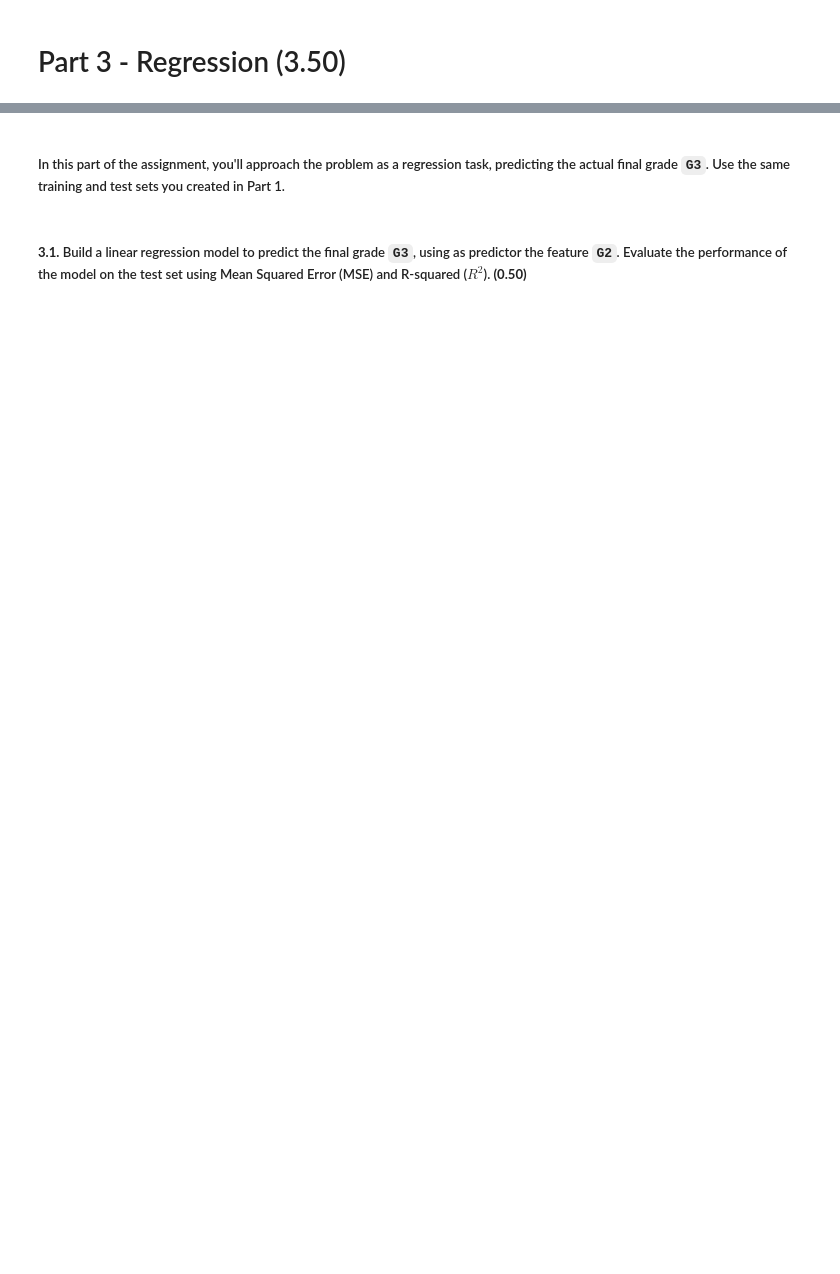
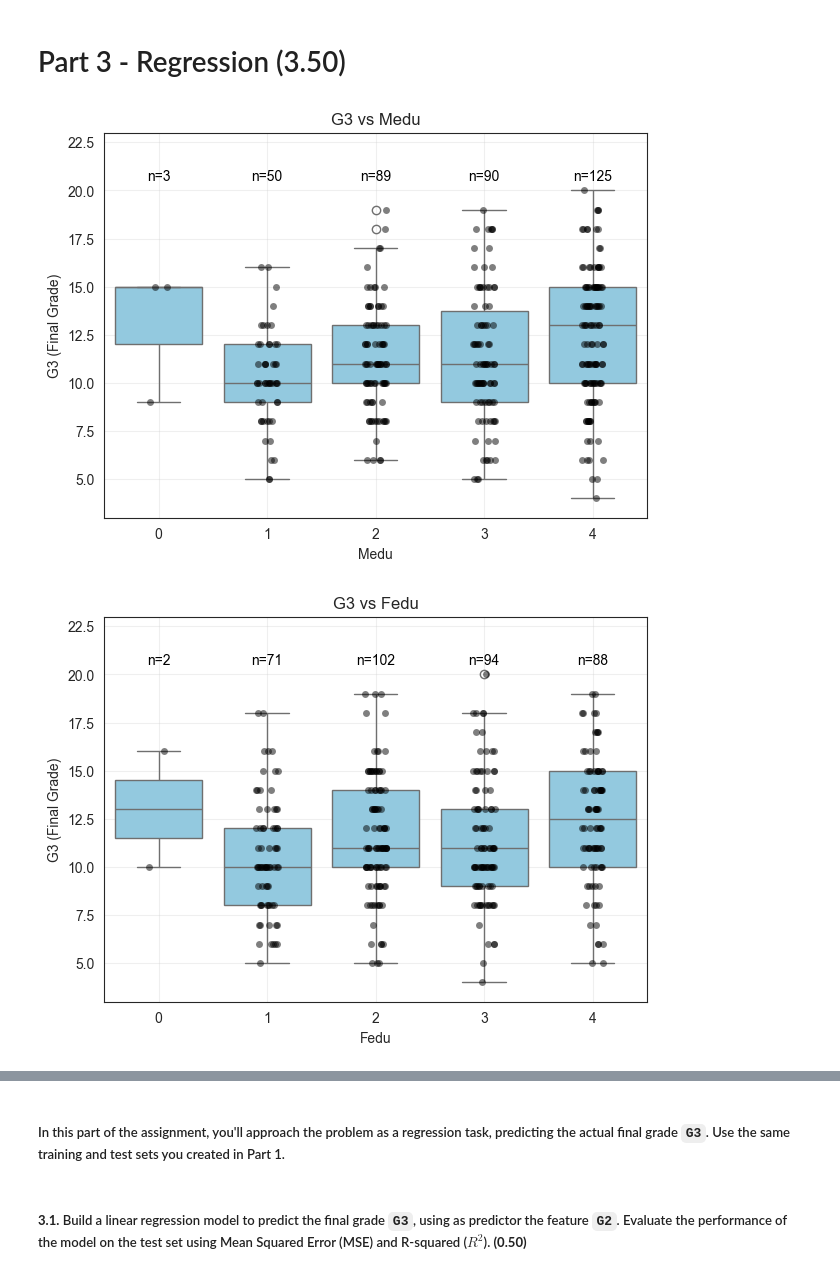
Before and after one commit to duarteaasilva/assigment_1, a Jupyter notebook: Assignment 1 25-26.ipynb, the cells around one changed output, grey strips where cells are left out. Drawn from its saved outputs; the diff is of its cells as text; code cells hidden in the pictures; blank space fills up the shorter version.

```diff
--- a/Assignment 1 25-26.ipynb
+++ b/Assignment 1 25-26.ipynb
@@ -220,2 +315,42 @@ fazer o mesmo
 # %% [markdown]
 # Part 3 - Regression (3.50)
+# %%
+import matplotlib.pyplot as plt
+import seaborn as sns
+import pandas as pd
+
+# df = your dataset
+# ordinal_vars = your list/array of ordinal column names, e.g.:
+# ordinal_vars = ["Medu", "Fedu", "traveltime", "studytime", "famrel", ...]
+
+for col in ordinal:
+    plt.figure(figsize=(7,5))
+
+    # --- Boxplot + scatter ---
+    sns.boxplot(x=df[col], y=df["G3"], color="skyblue")
+    sns.stripplot(x=df[col], y=df["G3"], color="black", alpha=0.5, jitter=True)
+
+    # --- Count samples per category ---
+    counts = df[col].value_counts().sort_index()
+
+    # Add counts text on the right side of the plot
+    # Adjust x-position (len(counts) - 0.4) for placement
+    for level, count in counts.items():
+        plt.text(
+            x=list(counts.index).index(level),  # category position
+            y=df["G3"].max() + 0.5,             # slightly above top of plot
+            s=f"n={count}",
+            ha='center',
+            fontsize=10,
+            color="black"
+        )
+
+    plt.title(f"G3 vs {col}")
+    plt.xlabel(col)
+    plt.ylabel("G3 (Final Grade)")
+    plt.ylim(df["G3"].min() - 1, df["G3"].max() + 3)  # extra space for n=counts
+    plt.grid(True, alpha=0.3)
+    plt.show()
+# %% [output]
+[figure, added]
+[figure, added]
```
Also changed, not shown: parts of 14 cells of this notebook.
